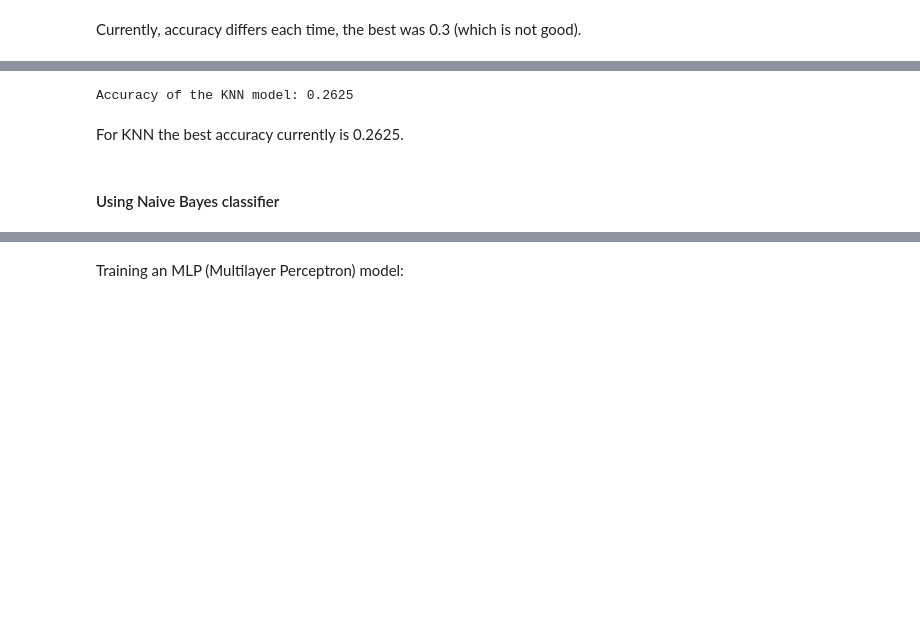
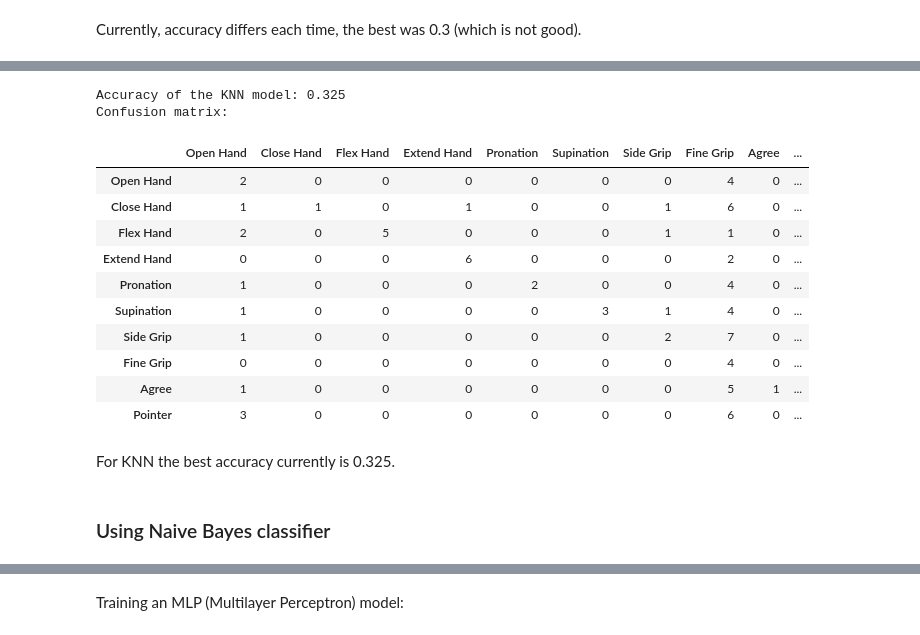
Before and after one commit to dariaomelkina/bionics_project, a Jupyter notebook: src/EMG_processing.ipynb, the cells around one changed output, grey strips where cells are left out. Saved outputs shown, nothing was run; the diff lists cells and outputs as text; code cells hidden in the pictures; blank space fills up the shorter version.

```diff
--- a/src/EMG_processing.ipynb
+++ b/src/EMG_processing.ipynb
@@ -400,11 +449,23 @@ from sklearn.neighbors import KNeighborsClassifier
 # %%
-knn = KNeighborsClassifier(n_neighbors = 1).fit(X_train, y_train)
-accuracy = knn.score(X_test, y_test)
+knn = KNeighborsClassifier(n_neighbors = 2).fit(X_train, y_train)
+knn_pred = knn.predict(X_test)
 # %%
-print("Accuracy of the KNN model:", accuracy)
+metrics(y_test, knn_pred, "KNN")
 # %% [output]
-Accuracy of the KNN model: 0.2625
+Accuracy of the KNN model: 0.325
+Confusion matrix:
+|  | Open Hand | Close Hand | Flex Hand | Extend Hand | Pronation | Supination | Side Grip | Fine Grip | Agree | ... |
+| Open Hand | 2 | 0 | 0 | 0 | 0 | 0 | 0 | 4 | 0 | ... |
+| Close Hand | 1 | 1 | 0 | 1 | 0 | 0 | 1 | 6 | 0 | ... |
+| Flex Hand | 2 | 0 | 5 | 0 | 0 | 0 | 1 | 1 | 0 | ... |
+| Extend Hand | 0 | 0 | 0 | 6 | 0 | 0 | 0 | 2 | 0 | ... |
+| Pronation | 1 | 0 | 0 | 0 | 2 | 0 | 0 | 4 | 0 | ... |
+| Supination | 1 | 0 | 0 | 0 | 0 | 3 | 1 | 4 | 0 | ... |
+| Side Grip | 1 | 0 | 0 | 0 | 0 | 0 | 2 | 7 | 0 | ... |
+| Fine Grip | 0 | 0 | 0 | 0 | 0 | 0 | 0 | 4 | 0 | ... |
+| Agree | 1 | 0 | 0 | 0 | 0 | 0 | 0 | 5 | 1 | ... |
+| Pointer | 3 | 0 | 0 | 0 | 0 | 0 | 0 | 6 | 0 | ... |
 # %% [markdown]
-For KNN the best accuracy currently is 0.2625.
+For KNN the best accuracy currently is 0.325.
 # %% [markdown]
-#### Using Naive Bayes classifier
+### Using Naive Bayes classifier
```
Also changed, not shown: parts of 94 cells of this notebook, 1 other file.
